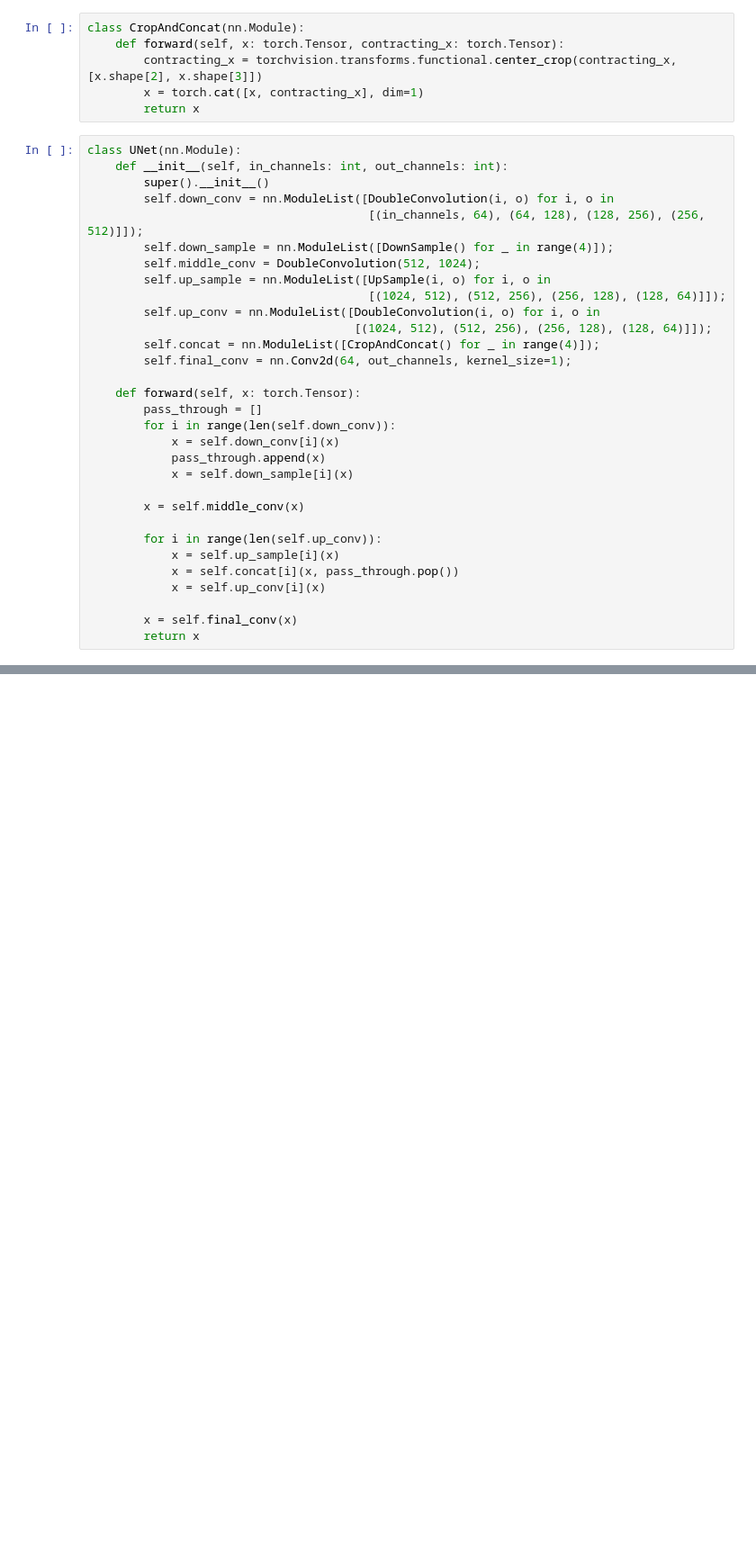
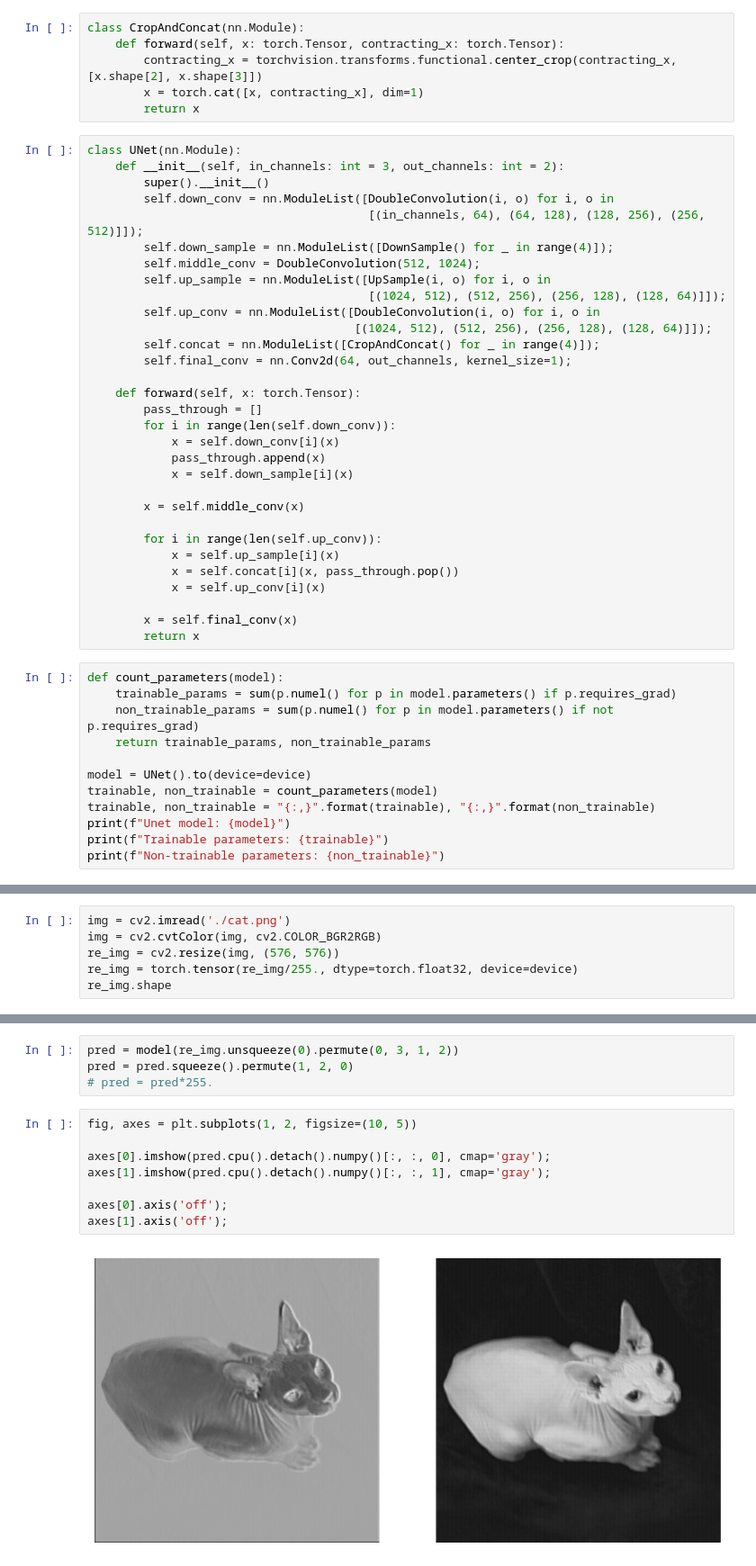
Before and after one commit to khongtrii/Linux-Code, a Jupyter notebook: unet/build_model.ipynb, the cells around one changed output, grey strips where cells are left out. Shown: that part at 90% size. Drawn from its saved outputs; the diff is of its cells as text; blank space fills up the shorter version.

```diff
--- a/unet/build_model.ipynb
+++ b/unet/build_model.ipynb
@@ -40,7 +45,7 @@ class CropAndConcat(nn.Module):
         return x
 # %%
 class UNet(nn.Module):
-    def __init__(self, in_channels: int, out_channels: int):
+    def __init__(self, in_channels: int = 3, out_channels: int = 2):
         super().__init__()
         self.down_conv = nn.ModuleList([DoubleConvolution(i, o) for i, o in
                                         [(in_channels, 64), (64, 128), (128, 256), (256, 512)]]);
@@ -69,3 +74,15 @@ class UNet(nn.Module):
 
         x = self.final_conv(x)
         return x
+# %%
+def count_parameters(model):
+    trainable_params = sum(p.numel() for p in model.parameters() if p.requires_grad)
+    non_trainable_params = sum(p.numel() for p in model.parameters() if not p.requires_grad)
+    return trainable_params, non_trainable_params
+
+model = UNet().to(device=device)
+trainable, non_trainable = count_parameters(model)
+trainable, non_trainable = "{:,}".format(trainable), "{:,}".format(non_trainable)
+print(f"Unet model: {model}")
+print(f"Trainable parameters: {trainable}")
+print(f"Non-trainable parameters: {non_trainable}")
@@ -71,0 +107,6 @@ class UNet(nn.Module):
+# %%
+img = cv2.imread('./cat.png')
+img = cv2.cvtColor(img, cv2.COLOR_BGR2RGB)
+re_img = cv2.resize(img, (576, 576))
+re_img = torch.tensor(re_img/255., dtype=torch.float32, device=device)
+re_img.shape
@@ -71,0 +115,14 @@ class UNet(nn.Module):
+# %%
+pred = model(re_img.unsqueeze(0).permute(0, 3, 1, 2))
+pred = pred.squeeze().permute(1, 2, 0)
+# pred = pred*255.
+# %%
+fig, axes = plt.subplots(1, 2, figsize=(10, 5))
+
+axes[0].imshow(pred.cpu().detach().numpy()[:, :, 0], cmap='gray');
+axes[1].imshow(pred.cpu().detach().numpy()[:, :, 1], cmap='gray');
+
+axes[0].axis('off');
+axes[1].axis('off');
+# %% [output]
+[figure, added]
```
Also changed, not shown: parts of 4 cells of this notebook, 1 other file.
